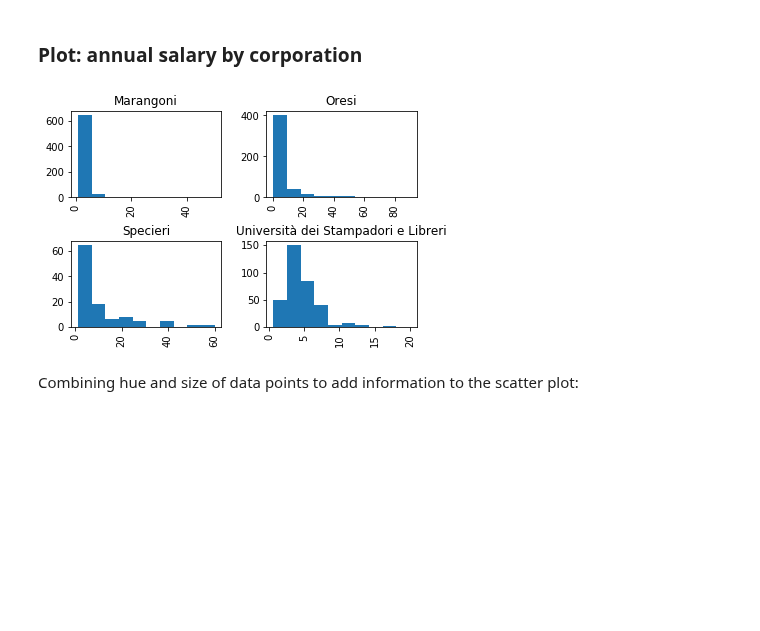
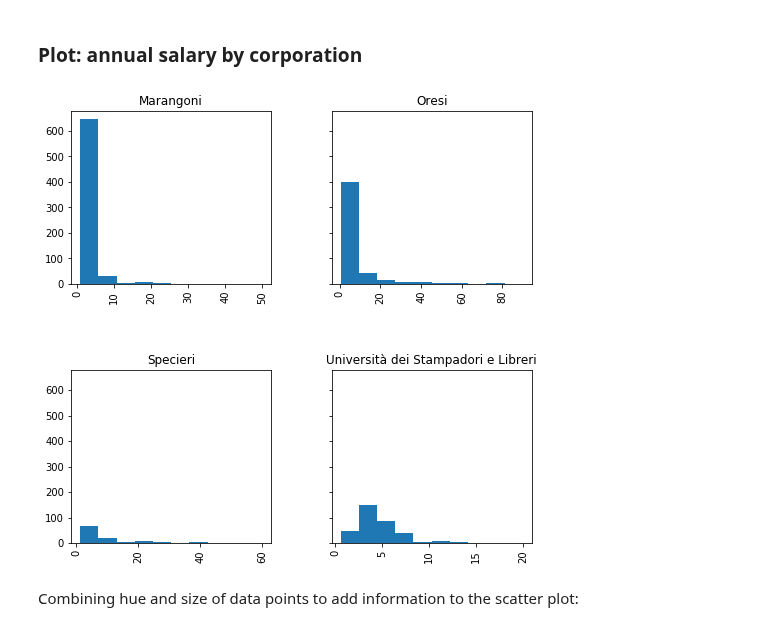
Before and after one commit to mromanello/ADA-DHOxSS, a Jupyter notebook: notebooks/4.2 Visualize.ipynb, the cells around one changed output. Saved outputs shown, nothing was run; the diff lists cells and outputs as text; code cells hidden in the pictures; blank space fills up the shorter version.

```diff
--- a/notebooks/4.2 Visualize.ipynb
+++ b/notebooks/4.2 Visualize.ipynb
@@ -318,10 +314,13 @@ memory usage: 729.4+ KB
 # %%
 axes = contracts_zoom_df.hist(
     column='annual_salary',
-    by='corporation'
+    by='corporation',
+    sharex=False,
+    sharey=True,
+    figsize=(8,8),
 )
 # %% [output]
-[figure, old version]
+[figure, new version]
 # %% [markdown]
 Combining hue and size of data points to add information to the scatter plot:
 # %%
```
Also changed, not shown: parts of 30 cells of this notebook.
